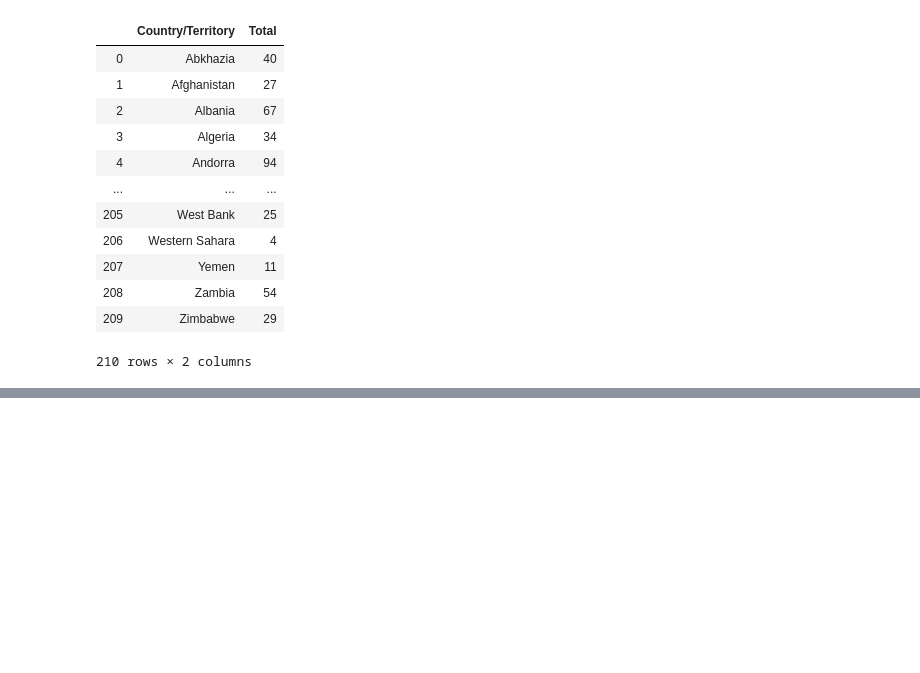
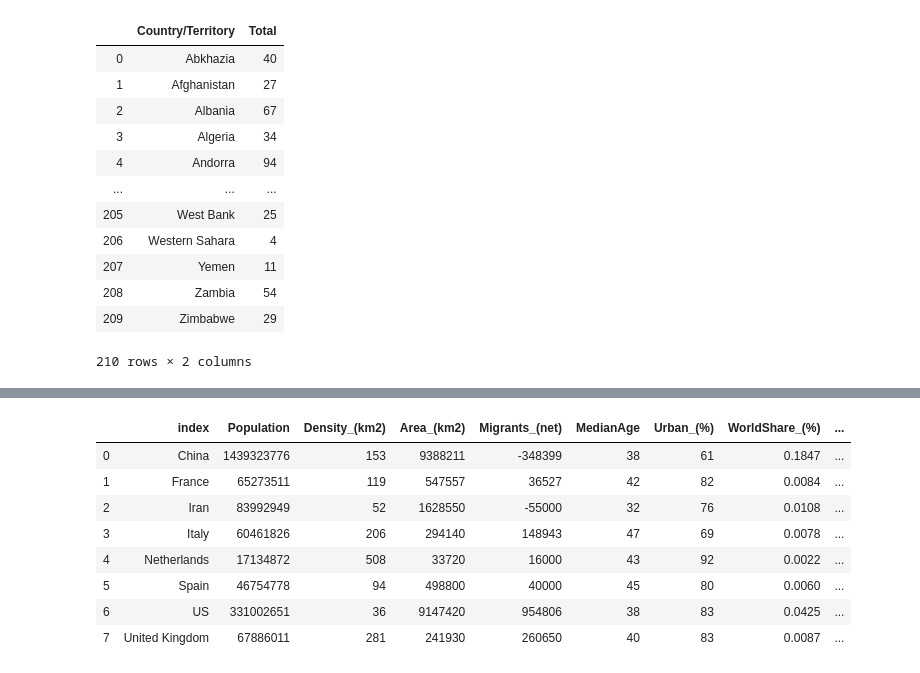
Before and after one commit to FarmageddonNow/CV19, a Jupyter notebook: CV19_Analysis.ipynb, the cells around one changed output, grey strips where cells are left out. Cells and saved outputs as stored; diff of their text form; code cells hidden in the pictures; blank space fills up the shorter version.

```diff
--- a/CV19_Analysis.ipynb
+++ b/CV19_Analysis.ipynb
@@ -363,0 +328,16 @@ FH
+# %%
+# TODO country comparison mortality per 1,000 people
+# TODO plot against GDP per capita
+
+demo = pd.read_csv('./demographics_data.csv')
+demo
+# %% [output]
+|  | index | Population | Density_(km2) | Area_(km2) | Migrants_(net) | MedianAge | Urban_(%) | WorldShare_(%) | ... |
+| 0 | China | 1439323776 | 153 | 9388211 | -348399 | 38 | 61 | 0.1847 | ... |
+| 1 | France | 65273511 | 119 | 547557 | 36527 | 42 | 82 | 0.0084 | ... |
+| 2 | Iran | 83992949 | 52 | 1628550 | -55000 | 32 | 76 | 0.0108 | ... |
+| 3 | Italy | 60461826 | 206 | 294140 | 148943 | 47 | 69 | 0.0078 | ... |
+| 4 | Netherlands | 17134872 | 508 | 33720 | 16000 | 43 | 92 | 0.0022 | ... |
+| 5 | Spain | 46754778 | 94 | 498800 | 40000 | 45 | 80 | 0.0060 | ... |
+| 6 | US | 331002651 | 36 | 9147420 | 954806 | 38 | 83 | 0.0425 | ... |
+| 7 | United Kingdom | 67886011 | 281 | 241930 | 260650 | 40 | 83 | 0.0087 | ... |
```
Also changed, not shown: parts of 28 cells of this notebook, 1 other file.
